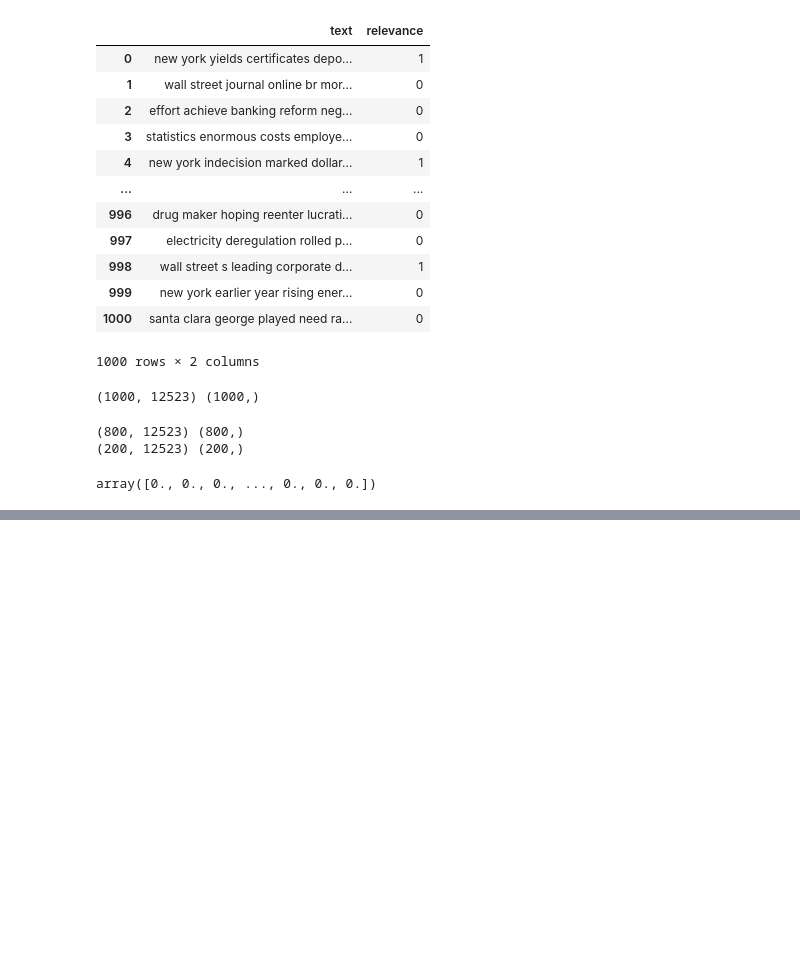
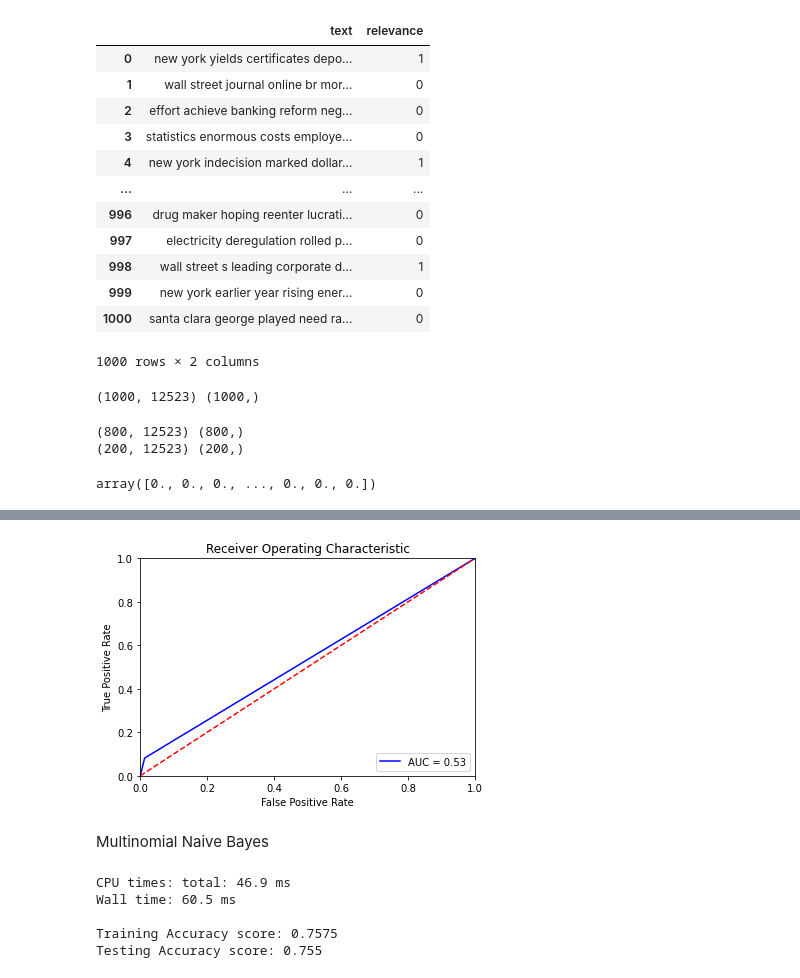
Before and after one commit to SathunSuthakaran/NLP-Text-Classification, a Jupyter notebook: classification.ipynb, the cells around one changed output, grey strips where cells are left out. Drawn from its saved outputs; the diff is of its cells as text; code cells hidden in the pictures; blank space fills up the shorter version.

```diff
--- a/classification.ipynb
+++ b/classification.ipynb
@@ -200,0 +225,33 @@ Testing Accuracy score: 0.765
+# %%
+probs = gnb.predict_proba(X_test)
+preds = probs[:,1]
+fpr, tpr, threshold = metrics.roc_curve(y_test, preds)
+roc_auc = metrics.auc(fpr, tpr)
+
+plt.title('Receiver Operating Characteristic')
+plt.plot(fpr, tpr, 'b', label = 'AUC = %0.2f' % roc_auc)
+plt.legend(loc = 'lower right')
+plt.plot([0, 1], [0, 1],'r--')
+plt.xlim([0, 1])
+plt.ylim([0, 1])
+plt.ylabel('True Positive Rate')
+plt.xlabel('False Positive Rate')
+plt.show()
+# %% [output]
+[figure, added]
+# %% [markdown]
+Multinomial Naive Bayes
+# %%
+mnb = MultinomialNB()
+%time mnb.fit(X_train, y_train)
+
+y_pred_train = mnb.predict(X_train)
+y_pred_test = mnb.predict(X_test)
+print("\nTraining Accuracy score:",accuracy_score(y_train, y_pred_train))
+print("Testing Accuracy score:",accuracy_score(y_test, y_pred_test))
+# %% [output]
+CPU times: total: 46.9 ms
+Wall time: 60.5 ms
+
+Training Accuracy score: 0.7575
+Testing Accuracy score: 0.755
```
Also changed, not shown: parts of 25 cells of this notebook.
